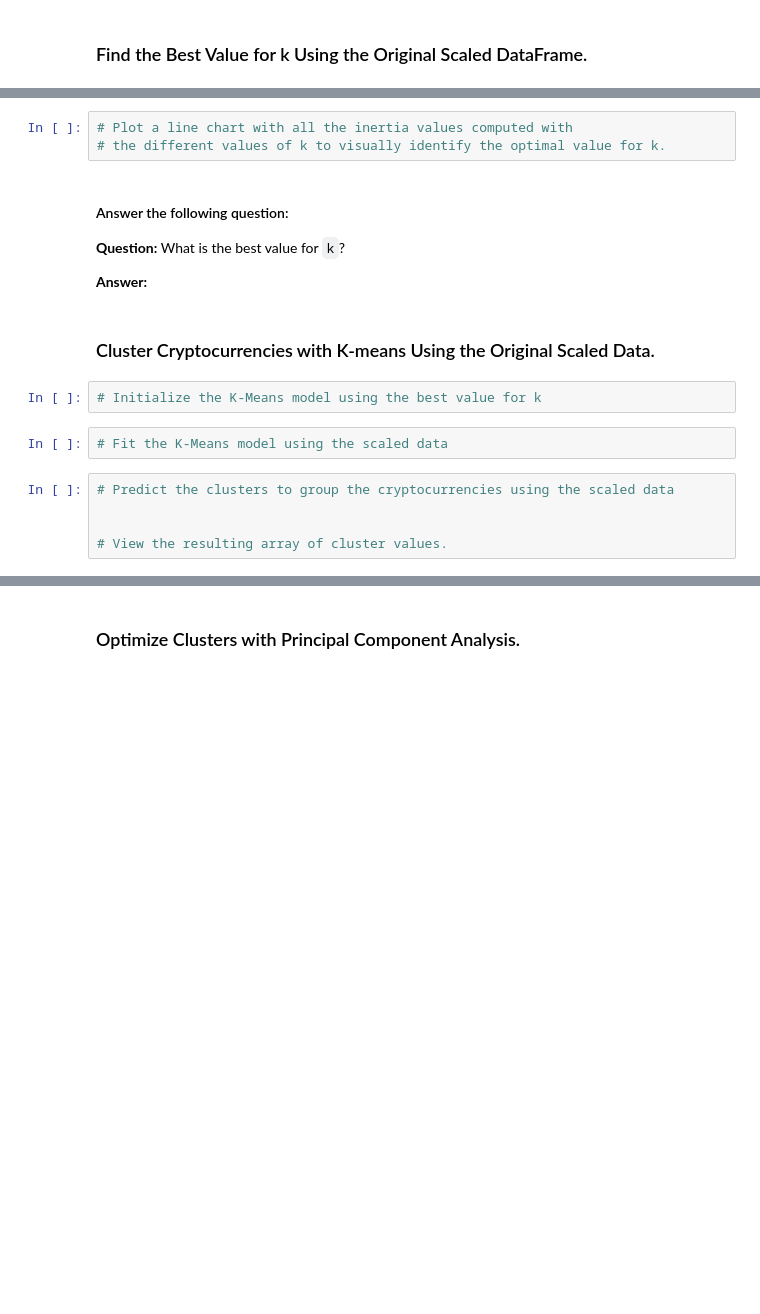
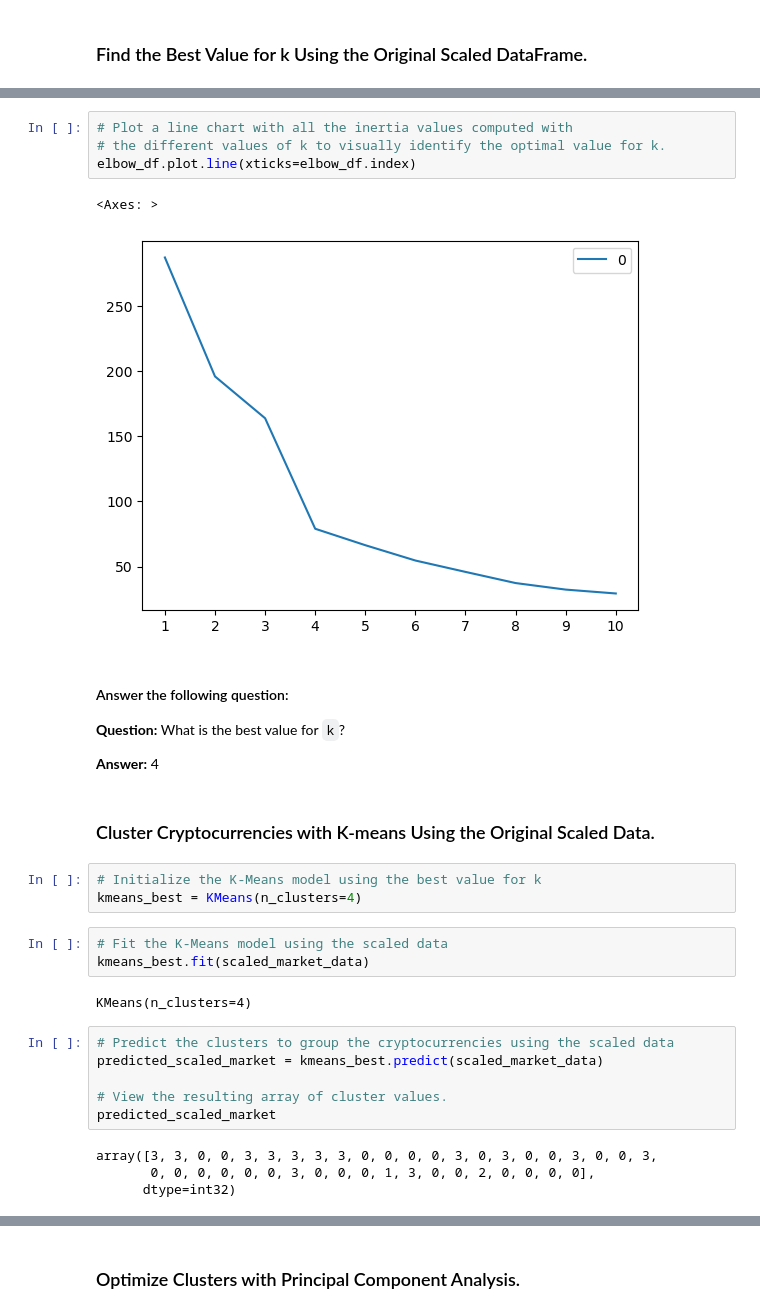
Before and after one commit to YuJames/CryptoClustering, a Jupyter notebook: Crypto_Clustering.ipynb, the cells around one changed output, grey strips where cells are left out. Cells and saved outputs as stored; diff of their text form; blank space fills up the shorter version.

```diff
--- a/Crypto_Clustering.ipynb
+++ b/Crypto_Clustering.ipynb
@@ -135,21 +138,35 @@ for i in potential_k_values:
 # %%
 # Plot a line chart with all the inertia values computed with
 # the different values of k to visually identify the optimal value for k.
+elbow_df.plot.line(xticks=elbow_df.index)
+# %% [output]
+<Axes: >
+[figure, added]
 # %% [markdown]
 #### Answer the following question:
 **Question:** What is the best value for `k`?
 
 **Answer:**
+4
 # %% [markdown]
 ### Cluster Cryptocurrencies with K-means Using the Original Scaled Data.
 # %%
 # Initialize the K-Means model using the best value for k
+kmeans_best = KMeans(n_clusters=4)
 # %%
 # Fit the K-Means model using the scaled data
+kmeans_best.fit(scaled_market_data)
+# %% [output]
+KMeans(n_clusters=4)
 # %%
 # Predict the clusters to group the cryptocurrencies using the scaled data
-
+predicted_scaled_market = kmeans_best.predict(scaled_market_data)
 
 # View the resulting array of cluster values.
+predicted_scaled_market
+# %% [output]
+array([3, 3, 0, 0, 3, 3, 3, 3, 3, 0, 0, 0, 0, 3, 0, 3, 0, 0, 3, 0, 0, 3,
+       0, 0, 0, 0, 0, 0, 3, 0, 0, 0, 1, 3, 0, 0, 2, 0, 0, 0, 0],
+      dtype=int32)
 # %%
 # Create a copy of the DataFrame
```
Also changed, not shown: parts of 4 cells of this notebook.
